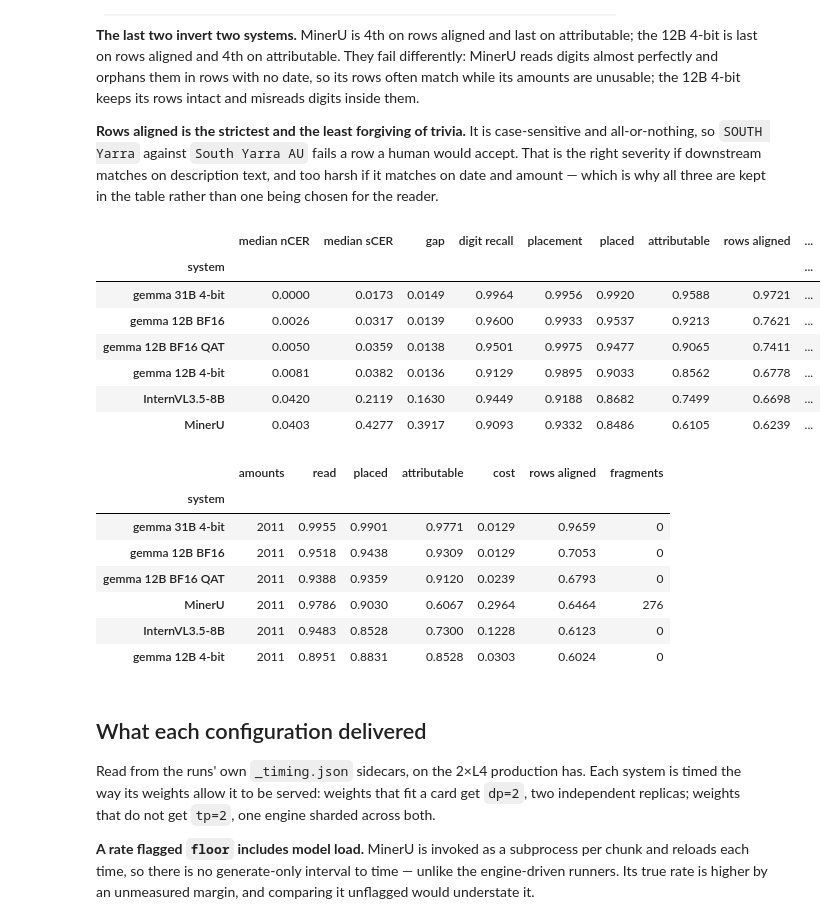
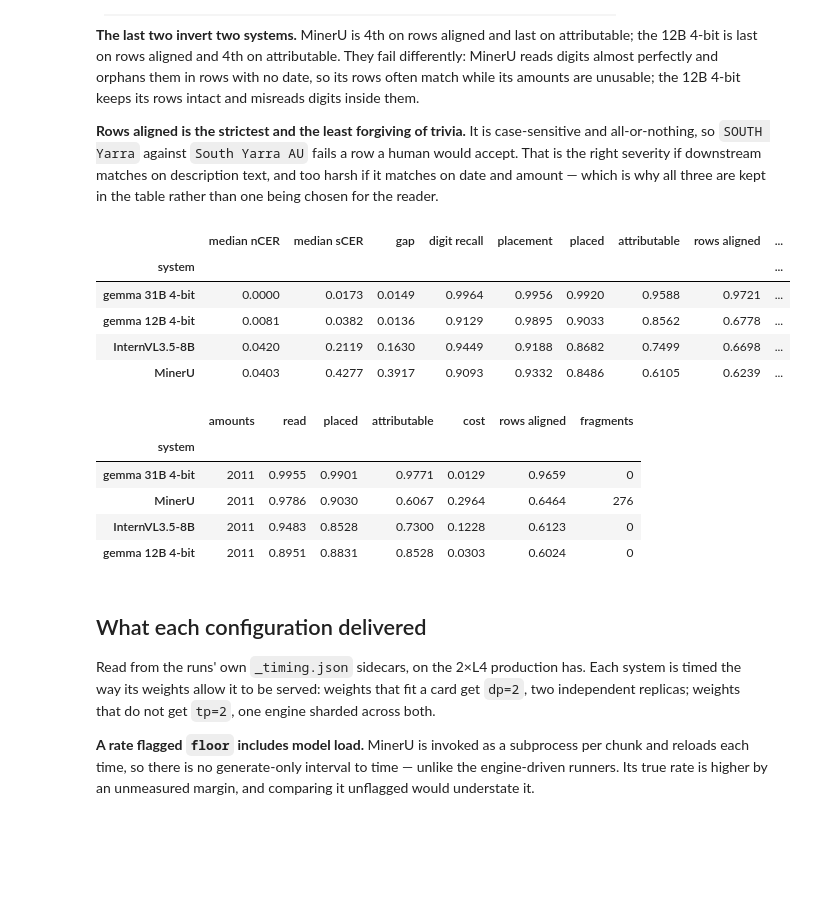
Before and after one commit to tmnestor/bank-statement-error-analysis, a Jupyter notebook: analysis/summary.ipynb, the cells around one changed output. Cells and saved outputs as stored; diff of their text form; code cells hidden in the pictures; blank space fills up the shorter version.

```diff
--- a/analysis/summary.ipynb
+++ b/analysis/summary.ipynb
@@ -150,40 +150,45 @@ matches on description text, and too harsh if it matches on date and amount —
 which is why all three are kept in the table rather than one being chosen for
 the reader.
 # %%
+# Deployable systems only. The BF16 12B checkpoints need 48 GB and fit no card
+# production has, so they do not belong in a table that reads as a shortlist --
+# but they stay in `documents`, because finding 8 rests on them as the precision
+# control and dropping them at load would delete that evidence.
+DEPLOYABLE = [s for s in documents.system.unique() if "BF16" not in s]
+deployable = documents[documents.system.isin(DEPLOYABLE)]
+
 summary = (
-    documents.groupby("system")
+    deployable.groupby("system")
     .apply(
         lambda g: pd.Series(
             {
                 "median nCER": g.normalised_cer.median(),
                 "median sCER": g.strict_cer.median(),
                 "gap": (g.strict_cer - g.normalised_cer).median(),
                 # Dimension 1: is the value on the page present anywhere?
                 "digit recall": g.read.sum() / g.amounts.sum(),
                 # Dimension 2, conditional: of what was read, how much is under
                 # the right heading.
                 "placement": g.placed.sum() / g.read.sum(),
                 # Right value, right column, ANY row — the placement figure.
                 "placed": g.usable.sum() / g.amounts.sum(),
                 # Right value, right column, and in a row carrying the date that
                 # identifies it. This is what a consumer reading rows as records
                 # receives, and it is the one to quote.
                 "attributable": g.attributable.sum() / g.amounts.sum(),
                 "rows aligned": g.aligned.sum() / g.truth_rows.sum(),
                 "width ok": g.columns_match.sum() / len(g),
             }
         ),
         include_groups=False,
     )
     .sort_values("rows aligned", ascending=False)
 )
 summary.style.format("{:.4f}")
 # %% [output]
 |  | median nCER | median sCER | gap | digit recall | placement | placed | attributable | rows aligned | ... |
 | system |  |  |  |  |  |  |  |  | ... |
 | gemma 31B 4-bit | 0.0000 | 0.0173 | 0.0149 | 0.9964 | 0.9956 | 0.9920 | 0.9588 | 0.9721 | ... |
-| gemma 12B BF16 | 0.0026 | 0.0317 | 0.0139 | 0.9600 | 0.9933 | 0.9537 | 0.9213 | 0.7621 | ... |
-| gemma 12B BF16 QAT | 0.0050 | 0.0359 | 0.0138 | 0.9501 | 0.9975 | 0.9477 | 0.9065 | 0.7411 | ... |
 | gemma 12B 4-bit | 0.0081 | 0.0382 | 0.0136 | 0.9129 | 0.9895 | 0.9033 | 0.8562 | 0.6778 | ... |
 | InternVL3.5-8B | 0.0420 | 0.2119 | 0.1630 | 0.9449 | 0.9188 | 0.8682 | 0.7499 | 0.6698 | ... |
 | MinerU | 0.0403 | 0.4277 | 0.3917 | 0.9093 | 0.9332 | 0.8486 | 0.6105 | 0.6239 | ... |
@@ -196,7 +201,7 @@ summary.style.format("{:.4f}")
 # the right heading and then orphans in a row that identifies nothing. It is a
 # row-segmentation measure arrived at from the other direction, and it ranks the
 # systems the same way fragments do.
-statements = documents[documents.doc_type == "bank_statements"]
+statements = deployable[deployable.doc_type == "bank_statements"]
 statements.groupby("system").apply(
     lambda g: pd.Series(
         {
@@ -217,8 +222,6 @@ statements.groupby("system").apply(
 |  | amounts | read | placed | attributable | cost | rows aligned | fragments |
 | system |  |  |  |  |  |  |  |
 | gemma 31B 4-bit | 2011 | 0.9955 | 0.9901 | 0.9771 | 0.0129 | 0.9659 | 0 |
-| gemma 12B BF16 | 2011 | 0.9518 | 0.9438 | 0.9309 | 0.0129 | 0.7053 | 0 |
-| gemma 12B BF16 QAT | 2011 | 0.9388 | 0.9359 | 0.9120 | 0.0239 | 0.6793 | 0 |
 | MinerU | 2011 | 0.9786 | 0.9030 | 0.6067 | 0.2964 | 0.6464 | 276 |
 | InternVL3.5-8B | 2011 | 0.9483 | 0.8528 | 0.7300 | 0.1228 | 0.6123 | 0 |
 | gemma 12B 4-bit | 2011 | 0.8951 | 0.8831 | 0.8528 | 0.0303 | 0.6024 | 0 |
```
Also changed, not shown: 1 other file.
